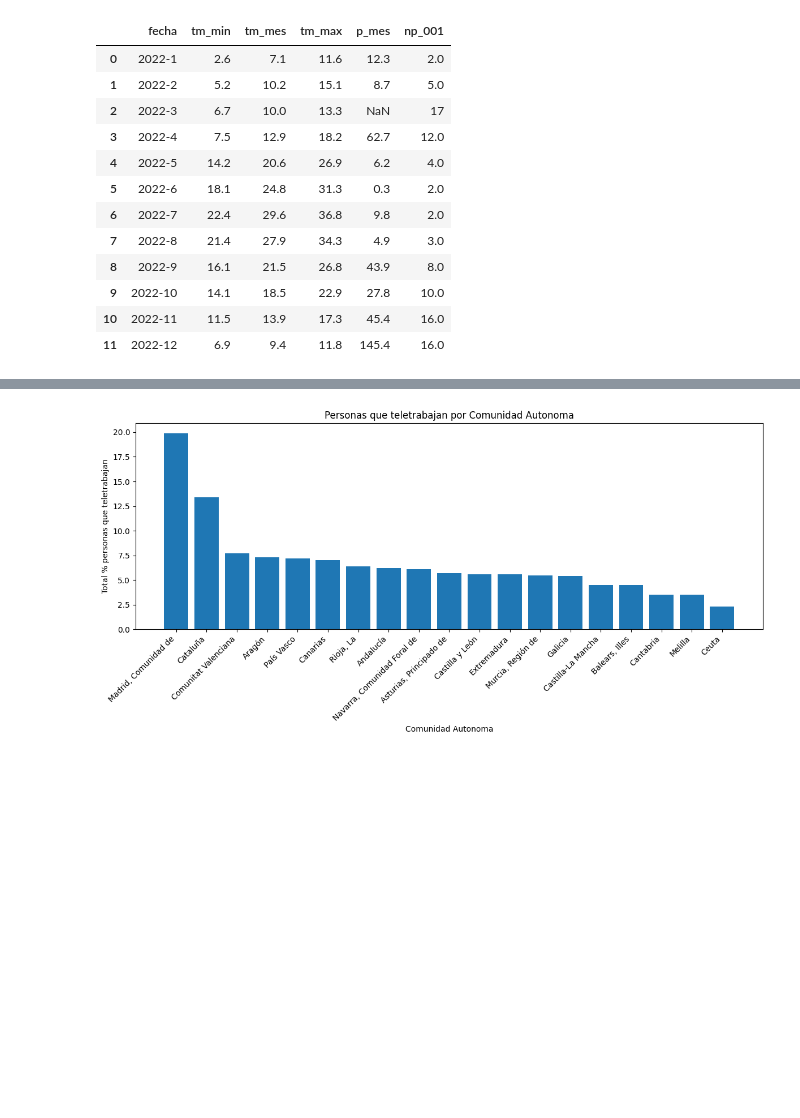
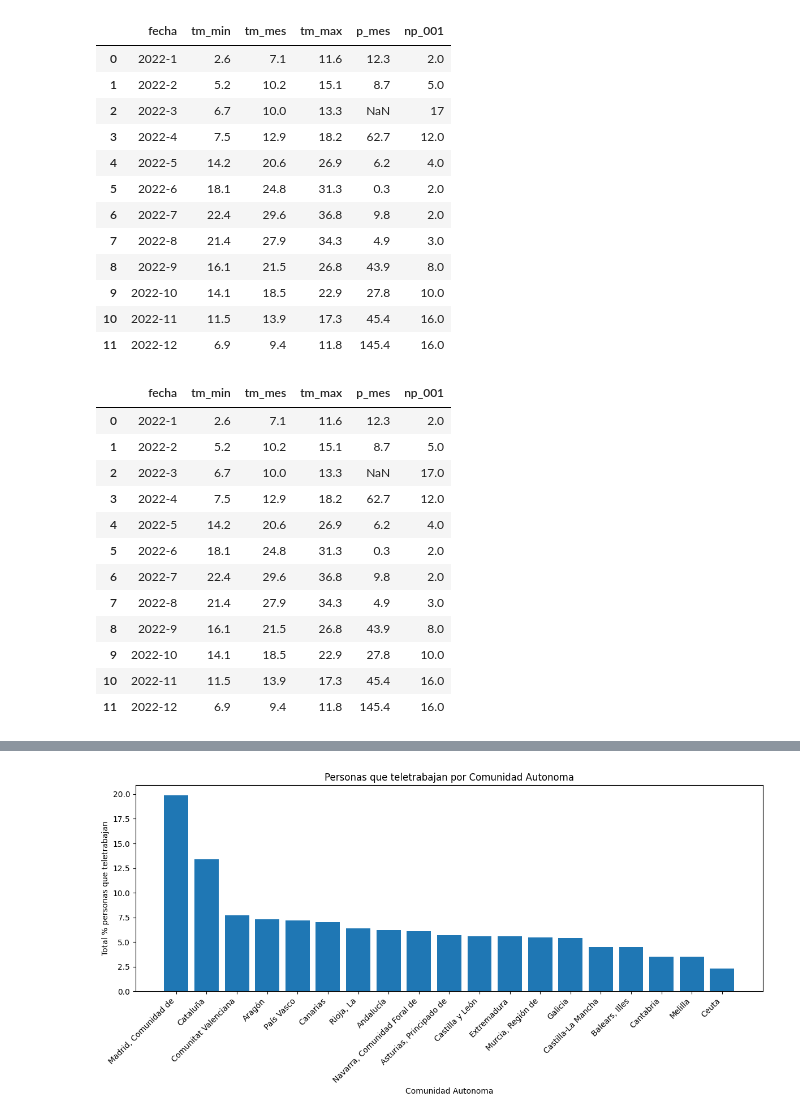
Before and after one commit to miguelrm81/EDA, a Jupyter notebook: limpieza_y_graficos.ipynb, the cells around one changed output, grey strips where cells are left out. Saved outputs shown, nothing was run; the diff lists cells and outputs as text; code cells hidden in the pictures; blank space fills up the shorter version.

```diff
--- a/limpieza_y_graficos.ipynb
+++ b/limpieza_y_graficos.ipynb
@@ -164,3 +164,19 @@ tiempo_madrid
 | 11 | 2022-12 | 6.9 | 9.4 | 11.8 | 145.4 | 16.0 |
 # %%
 tiempo_madrid.to_csv("tiempo_madrid.csv", index=False)
+# %%
+tiempo_madrid
+# %% [output]
+|  | fecha | tm_min | tm_mes | tm_max | p_mes | np_001 |
+| 0 | 2022-1 | 2.6 | 7.1 | 11.6 | 12.3 | 2.0 |
+| 1 | 2022-2 | 5.2 | 10.2 | 15.1 | 8.7 | 5.0 |
+| 2 | 2022-3 | 6.7 | 10.0 | 13.3 | NaN | 17.0 |
+| 3 | 2022-4 | 7.5 | 12.9 | 18.2 | 62.7 | 12.0 |
+| 4 | 2022-5 | 14.2 | 20.6 | 26.9 | 6.2 | 4.0 |
+| 5 | 2022-6 | 18.1 | 24.8 | 31.3 | 0.3 | 2.0 |
+| 6 | 2022-7 | 22.4 | 29.6 | 36.8 | 9.8 | 2.0 |
+| 7 | 2022-8 | 21.4 | 27.9 | 34.3 | 4.9 | 3.0 |
+| 8 | 2022-9 | 16.1 | 21.5 | 26.8 | 43.9 | 8.0 |
+| 9 | 2022-10 | 14.1 | 18.5 | 22.9 | 27.8 | 10.0 |
+| 10 | 2022-11 | 11.5 | 13.9 | 17.3 | 45.4 | 16.0 |
+| 11 | 2022-12 | 6.9 | 9.4 | 11.8 | 145.4 | 16.0 |
```
Also changed, not shown: parts of 6 cells of this notebook, 29 other files.
